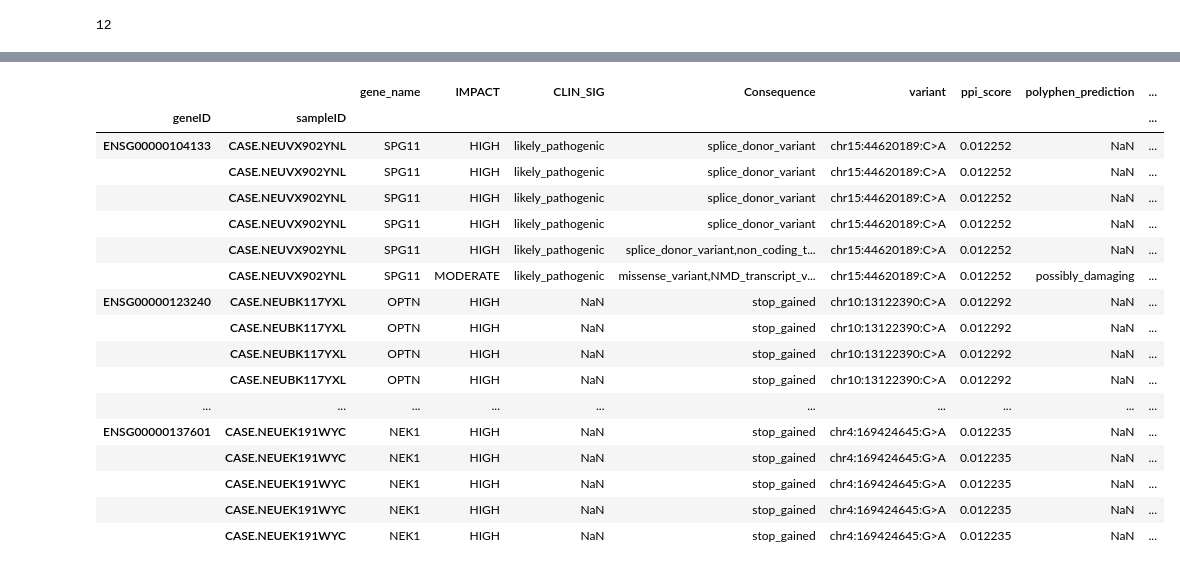
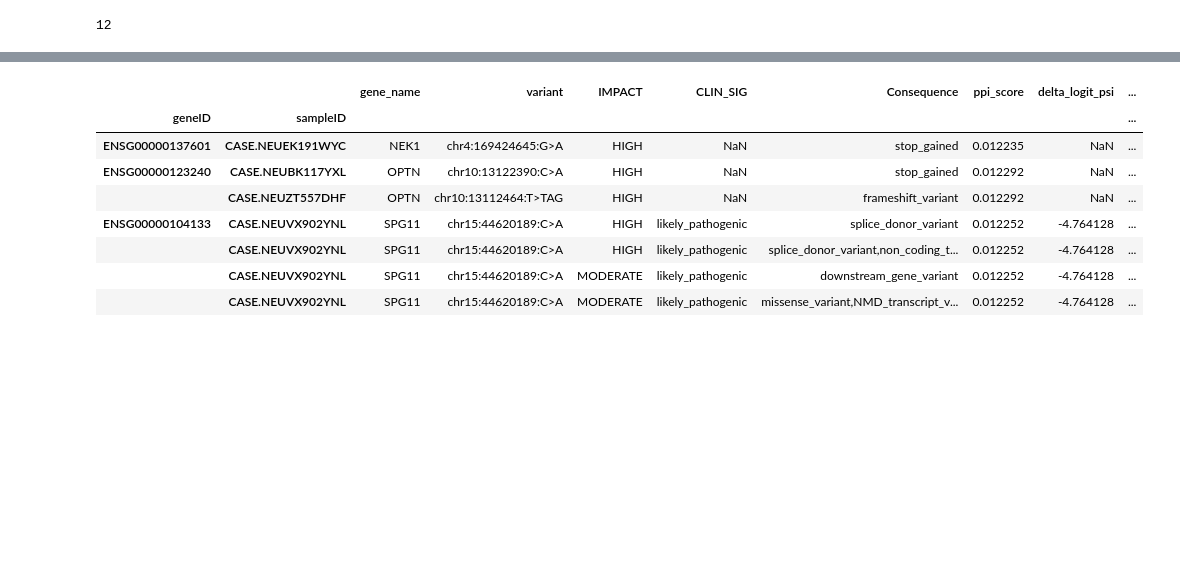
Before and after one commit to gagneurlab/ALS-kaggle, a Jupyter notebook: workflow/notebooks/outlier_prioritized_variants.ipynb, the cells around one changed output, grey strips where cells are left out. Cells and saved outputs as stored; diff of their text form; code cells hidden in the pictures; blank space fills up the shorter version.

```diff
--- a/workflow/notebooks/outlier_prioritized_variants.ipynb
+++ b/workflow/notebooks/outlier_prioritized_variants.ipynb
@@ -58,0 +59,8 @@ df_results
+# %%
+df_literature = pd.concat([
+    df_alsod.set_index('gene_name'),
+    df_wgs.set_index('gene_name'),
+    df_nature.set_index('gene_name')
+]).fillna('').groupby('gene_name').agg(lambda x: ','.join(i for i in set(x) if i))
+# %%
+df_results = df_results.reset_index().set_index('gene_name').join(df_literature).reset_index().set_index(['geneID', 'sampleID'])
@@ -60,0 +100,4 @@ columns = ['gene_name', 'IMPACT', 'CLIN_SIG', 'Consequence', 'variant', 'ppi_sco
+# %%
+columns = ['gene_name', 'variant', 'IMPACT', 'CLIN_SIG', 'Consequence', 'ppi_score', 'delta_logit_psi', 'polyphen_prediction', 'polyphen_score', 'AberrantBySample', 'cite', 'category', 'pathway']
+# %%
+df_results = df_results[~df_results['variant'].isna()]
@@ -81,21 +166,12 @@ consequence.plot.barh()
 # %%
-df_results[df_results['gene_name'].isin(set(df_nature['gene_name']))][columns]
+df_results[~df_results['cite'].isna()][columns].drop_duplicates()
 # %% [output]
-|  |  | gene_name | IMPACT | CLIN_SIG | Consequence | variant | ppi_score | polyphen_prediction | ... |
+|  |  | gene_name | variant | IMPACT | CLIN_SIG | Consequence | ppi_score | delta_logit_psi | ... |
 | geneID | sampleID |  |  |  |  |  |  |  | ... |
-| ENSG00000104133 | CASE.NEUVX902YNL | SPG11 | HIGH | likely_pathogenic | splice_donor_variant | chr15:44620189:C>A | 0.012252 | NaN | ... |
-|  | CASE.NEUVX902YNL | SPG11 | HIGH | likely_pathogenic | splice_donor_variant | chr15:44620189:C>A | 0.012252 | NaN | ... |
-|  | CASE.NEUVX902YNL | SPG11 | HIGH | likely_pathogenic | splice_donor_variant | chr15:44620189:C>A | 0.012252 | NaN | ... |
-|  | CASE.NEUVX902YNL | SPG11 | HIGH | likely_pathogenic | splice_donor_variant | chr15:44620189:C>A | 0.012252 | NaN | ... |
-|  | CASE.NEUVX902YNL | SPG11 | HIGH | likely_pathogenic | splice_donor_variant,non_coding_t... | chr15:44620189:C>A | 0.012252 | NaN | ... |
-|  | CASE.NEUVX902YNL | SPG11 | MODERATE | likely_pathogenic | missense_variant,NMD_transcript_v... | chr15:44620189:C>A | 0.012252 | possibly_damaging | ... |
-| ENSG00000123240 | CASE.NEUBK117YXL | OPTN | HIGH | NaN | stop_gained | chr10:13122390:C>A | 0.012292 | NaN | ... |
-|  | CASE.NEUBK117YXL | OPTN | HIGH | NaN | stop_gained | chr10:13122390:C>A | 0.012292 | NaN | ... |
-|  | CASE.NEUBK117YXL | OPTN | HIGH | NaN | stop_gained | chr10:13122390:C>A | 0.012292 | NaN | ... |
-|  | CASE.NEUBK117YXL | OPTN | HIGH | NaN | stop_gained | chr10:13122390:C>A | 0.012292 | NaN | ... |
-| ... | ... | ... | ... | ... | ... | ... | ... | ... | ... |
-| ENSG00000137601 | CASE.NEUEK191WYC | NEK1 | HIGH | NaN | stop_gained | chr4:169424645:G>A | 0.012235 | NaN | ... |
-|  | CASE.NEUEK191WYC | NEK1 | HIGH | NaN | stop_gained | chr4:169424645:G>A | 0.012235 | NaN | ... |
-|  | CASE.NEUEK191WYC | NEK1 | HIGH | NaN | stop_gained | chr4:169424645:G>A | 0.012235 | NaN | ... |
-|  | CASE.NEUEK191WYC | NEK1 | HIGH | NaN | stop_gained | chr4:169424645:G>A | 0.012235 | NaN | ... |
-|  | CASE.NEUEK191WYC | NEK1 | HIGH | NaN | stop_gained | chr4:169424645:G>A | 0.012235 | NaN | ... |
+| ENSG00000137601 | CASE.NEUEK191WYC | NEK1 | chr4:169424645:G>A | HIGH | NaN | stop_gained | 0.012235 | NaN | ... |
+| ENSG00000123240 | CASE.NEUBK117YXL | OPTN | chr10:13122390:C>A | HIGH | NaN | stop_gained | 0.012292 | NaN | ... |
+|  | CASE.NEUZT557DHF | OPTN | chr10:13112464:T>TAG | HIGH | NaN | frameshift_variant | 0.012292 | NaN | ... |
+| ENSG00000104133 | CASE.NEUVX902YNL | SPG11 | chr15:44620189:C>A | HIGH | likely_pathogenic | splice_donor_variant | 0.012252 | -4.764128 | ... |
+|  | CASE.NEUVX902YNL | SPG11 | chr15:44620189:C>A | HIGH | likely_pathogenic | splice_donor_variant,non_coding_t... | 0.012252 | -4.764128 | ... |
+|  | CASE.NEUVX902YNL | SPG11 | chr15:44620189:C>A | MODERATE | likely_pathogenic | downstream_gene_variant | 0.012252 | -4.764128 | ... |
+|  | CASE.NEUVX902YNL | SPG11 | chr15:44620189:C>A | MODERATE | likely_pathogenic | missense_variant,NMD_transcript_v... | 0.012252 | -4.764128 | ... |
```
Also changed, not shown: parts of 24 cells of this notebook, 3 other files.
